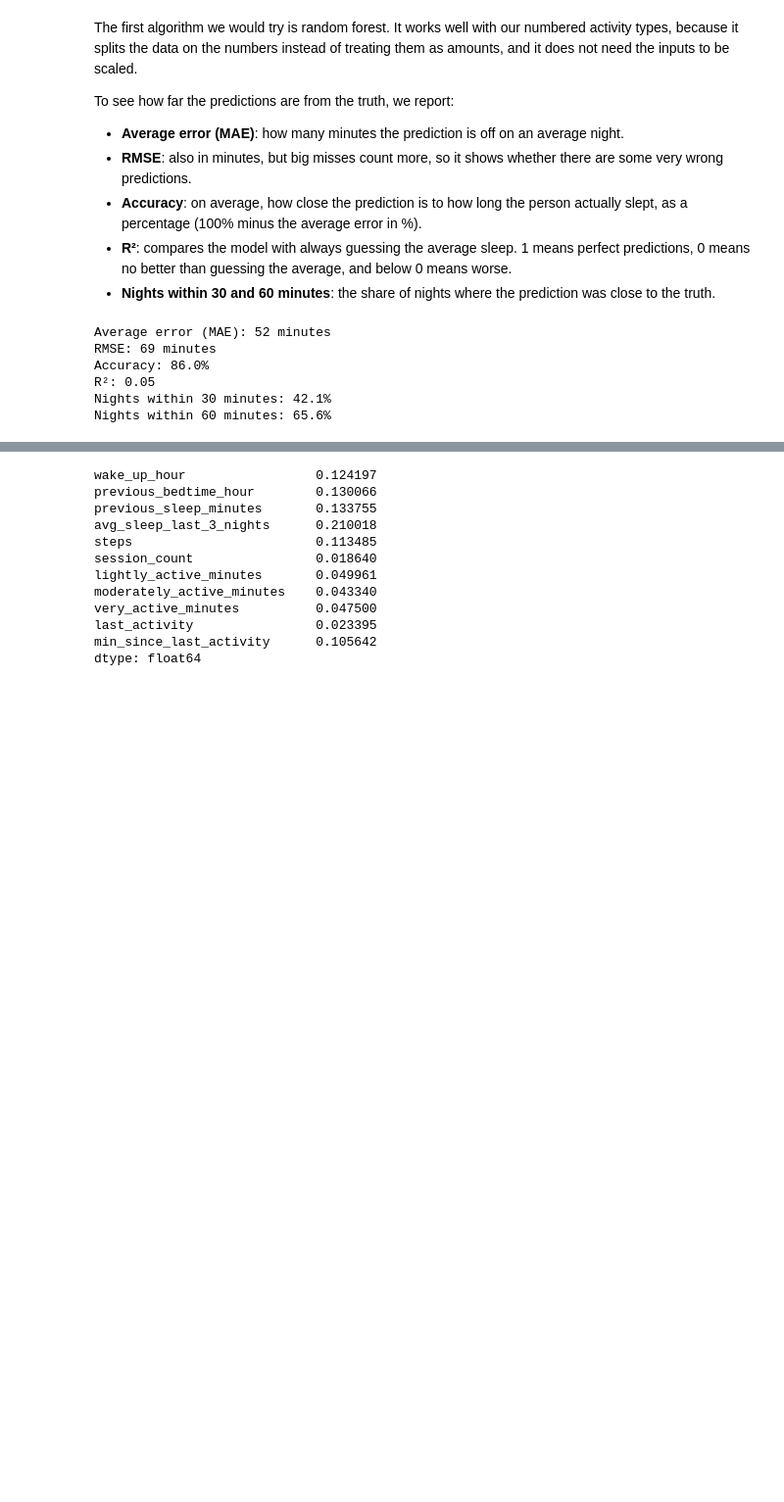
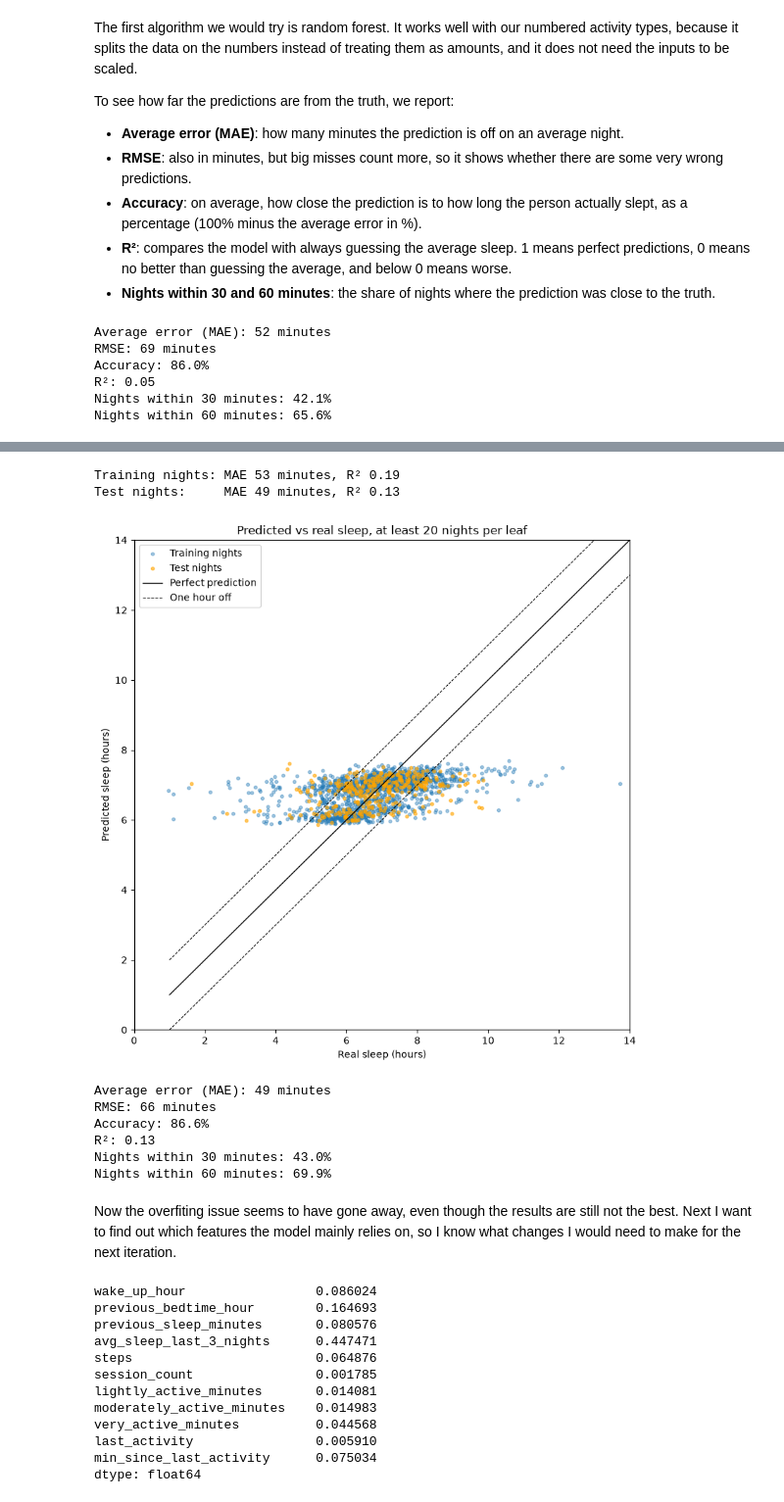
Before and after one commit to krasennnn/sleep-predictor, a Jupyter notebook: 01_explore_and_prepare_data.ipynb, the cells around one changed output, grey strips where cells are left out. Shown at 98% size. Saved outputs shown, nothing was run; the diff lists cells and outputs as text; code cells hidden in the pictures; blank space fills up the shorter version.

```diff
--- a/01_explore_and_prepare_data.ipynb
+++ b/01_explore_and_prepare_data.ipynb
@@ -1118,21 +1152,42 @@ plt.show()
+# %%
+# The same random forest, but every leaf has to hold at least 20 nights.
+limited_forest = RandomForestRegressor(
+    n_estimators=300, min_samples_leaf=40, random_state=SEED, n_jobs=-1
+)
+limited_forest.fit(inputs_train, target_train)
+
+compare_train_and_test(limited_forest, "Predicted vs real sleep, at least 20 nights per leaf")
+report_scores(limited_forest, "Random forest, limited leaf size")
+# %% [output]
+Training nights: MAE 53 minutes, R² 0.19
+Test nights:     MAE 49 minutes, R² 0.13
+[figure, added]
+Average error (MAE): 49 minutes
+RMSE: 66 minutes
+Accuracy: 86.6%
+R²: 0.13
+Nights within 30 minutes: 43.0%
+Nights within 60 minutes: 69.9%
+# %% [markdown]
+Now the overfiting issue seems to have gone away, even though the results are still not the best. Next I want to find out which features the model mainly relies on, so I know what changes I would need to make for the next iteration.
 # %%
-importance = random_forest.feature_importances_
+importance = limited_forest.feature_importances_
 columns = inputs_train.columns
 
 random_forest_cof = pd.Series(importance, columns)
 random_forest_cof
 # %% [output]
-wake_up_hour                 0.124197
-previous_bedtime_hour        0.130066
-previous_sleep_minutes       0.133755
-avg_sleep_last_3_nights      0.210018
-steps                        0.113485
-session_count                0.018640
-lightly_active_minutes       0.049961
-moderately_active_minutes    0.043340
-very_active_minutes          0.047500
-last_activity                0.023395
-min_since_last_activity      0.105642
+wake_up_hour                 0.086024
+previous_bedtime_hour        0.164693
+previous_sleep_minutes       0.080576
+avg_sleep_last_3_nights      0.447471
+steps                        0.064876
+session_count                0.001785
+lightly_active_minutes       0.014081
+moderately_active_minutes    0.014983
+very_active_minutes          0.044568
+last_activity                0.005910
+min_since_last_activity      0.075034
 dtype: float64
 # %%
 random_forest_cof.sort_values().plot.barh()
```
Also changed, not shown: parts of 14 cells of this notebook.
